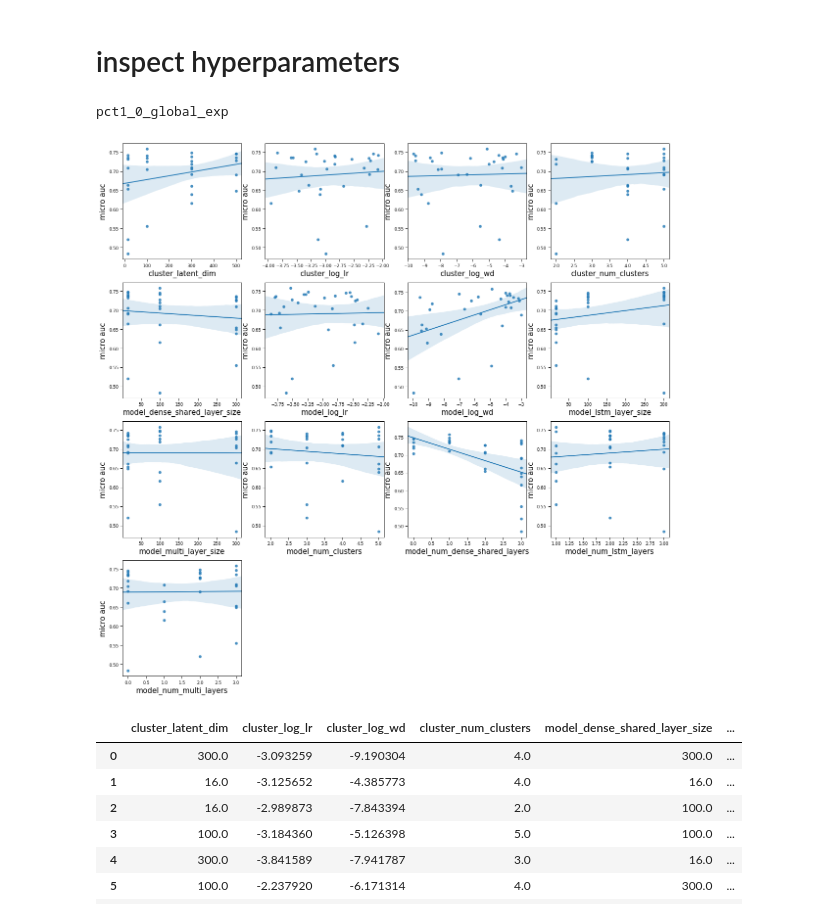
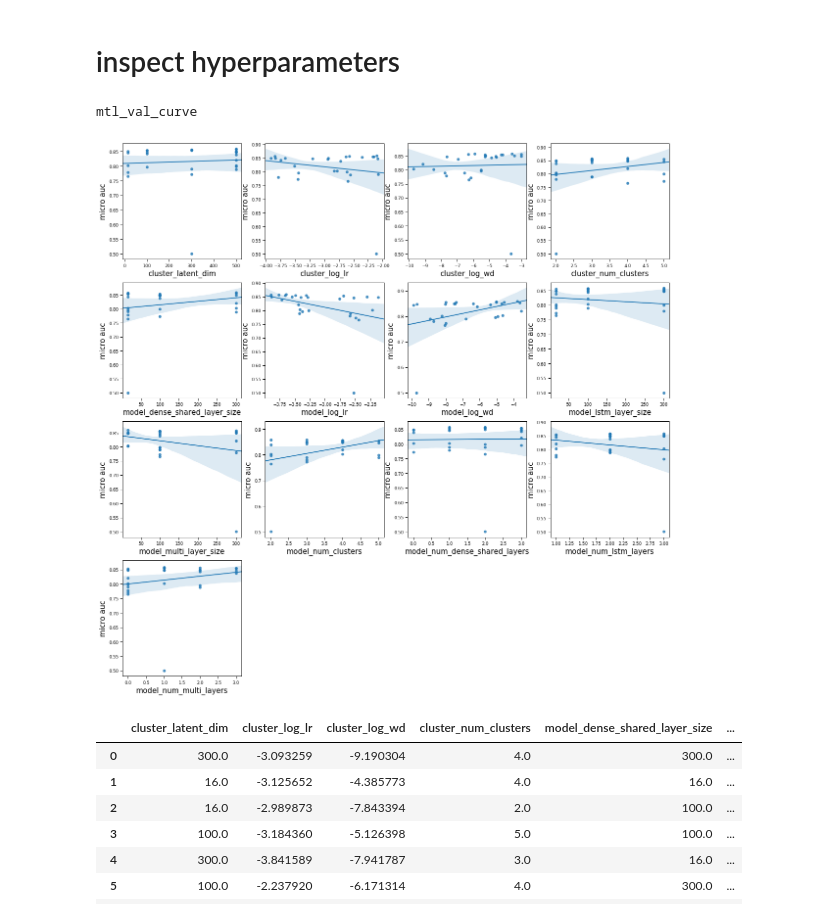
Before and after one commit to nathanwang000/mixture_of_experts_project, a Jupyter notebook: inspect_result.ipynb, the cells around one changed output. Cells and saved outputs as stored; diff of their text form; code cells hidden in the pictures.

Commit message:
updated inspect result and readme

```diff
--- a/inspect_result.ipynb
+++ b/inspect_result.ipynb
@@ -246,11 +283,11 @@ plt.show()
 # %%
 exp_names = ['pct{}_0_moe_exp', 'pct{}_0_global_exp',
-             'pct{}_0_mtl_od', # 'pct{}_0_mtl_oi',
+             'pct{}_0_mtl_od', 'pct{}_0_mtl_oi',
              'pct{}_0_mtl_val_curve', 'pct{}_0_snapshot_val_curve',
-             'pct{}_0_snapshot_od', # 'pct{}_0_snapshot_oi'
+             'pct{}_0_snapshot_od', 'pct{}_0_snapshot_oi'
             ]
-task_dir = 'eicu_mixture_of_experts_project/ARF4/'
-runnames = list(range(30))
+task_dir = 'eicu_mixture_of_experts_project/Shock4/'
+runnames = list(range(10))
 
 results = []
 pcts = [1, 5, 10, 20, 30]
@@ -374,10 +536,10 @@ def plot_log(fn):
     plt.legend()
     plt.show()
 
-exp_names = ['pct{}_0_moe_exp', 'pct{}_0_global_exp',
-             'pct{}_0_mtl_od', 'pct{}_0_mtl_oi',
-             'pct{}_0_mtl_val_curve', 'pct{}_0_snapshot_val_curve',
-             'pct{}_0_snapshot_od', 'pct{}_0_snapshot_oi'
+exp_names = ['pct{}_0_moe_exp',# 'pct{}_0_global_exp',
+             #'pct{}_0_mtl_od', 'pct{}_0_mtl_oi',
+             #'pct{}_0_mtl_val_curve', 'pct{}_0_snapshot_val_curve',
+             #'pct{}_0_snapshot_od', 'pct{}_0_snapshot_oi'
             ]
 # task = 'mortality' # ok
 # task = 'ARF4'
@@ -433,16 +606,23 @@ df[['N', 'n']].astype(int)
 # %%
 def get_val_dfs(exp_names=['moe_exp', 'global_exp'],
                 task_dir='mixture_of_experts_project/result',
-                runnames=range(10)):
+                runnames=range(10), verbose=False, use_val=True):
     # get validation performance
     pds = {}
     for exp_name in exp_names:
         pd_dict = {}
         for run in runnames:
-            pd_dict[run] = np.load(os.path.join(
-                task_dir,
-                'logs/results/val_auc_on_{}_single_{}.npy'.format(run, exp_name)))
-            pd_dict[run] = pd_dict[run][-1:] # only use the micro auc
+            try:
+                val_or_test = 'val' if use_val else 'test'
+                fn = os.path.join(
+                    task_dir,
+                    'logs/results/{}_auc_on_{}_single_{}.npy'.format(val_or_test, run, exp_name))
+                pd_dict[run] = np.load(fn)
+                pd_dict[run] = pd_dict[run][-1:] # only use the micro auc
+            except Exception as e:
+                if verbose:
+                    print('missing {}'.format(fn))
+                continue
         df = pd.DataFrame.from_dict(pd_dict)
         df = df.rename({len(df.index)-1: 'micro auc'}, axis='index')
         pds[exp_name] = df.transpose()
@@ -508,19 +688,22 @@ def plot_hp_dependence(val_dfs, settings_df, exp_name):
         # plt.tight_layout()
     plt.show()
 # %%
-exp_names = ['pct1_0_global_exp'] #['global_exp']
-task_dir = 'eicu_mixture_of_experts_project/mortality/'
+# exp_names = ['pct10_0_snapshot_val_curve']
+exp_names = ['mtl_val_curve']
+# exp_names = ['pct10_0_mtl_val_curve'] #['pct1_0_global_exp'] #['global_exp']
+#task_dir = '/data7/jiaxuan/mortality/'
+task_dir = 'eicu_mixture_of_experts_project/Shock4/'
 runnames = list(range(30))
 
-val_dfs = get_val_dfs(exp_names, task_dir, runnames)
+val_dfs = get_val_dfs(exp_names, task_dir, runnames, use_val=False)
 settings_df = get_settings_df(task_dir)
 
 for exp_name in exp_names:
     print(exp_name)
     plot_hp_dependence(val_dfs, settings_df, exp_name)
 # %% [output]
-pct1_0_global_exp
+mtl_val_curve
-[figure, old version]
+[figure, new version]
 # %%
 settings_df
 # %% [output]
```
Also changed, not shown: parts of 17 cells of this notebook, 1 other file.
